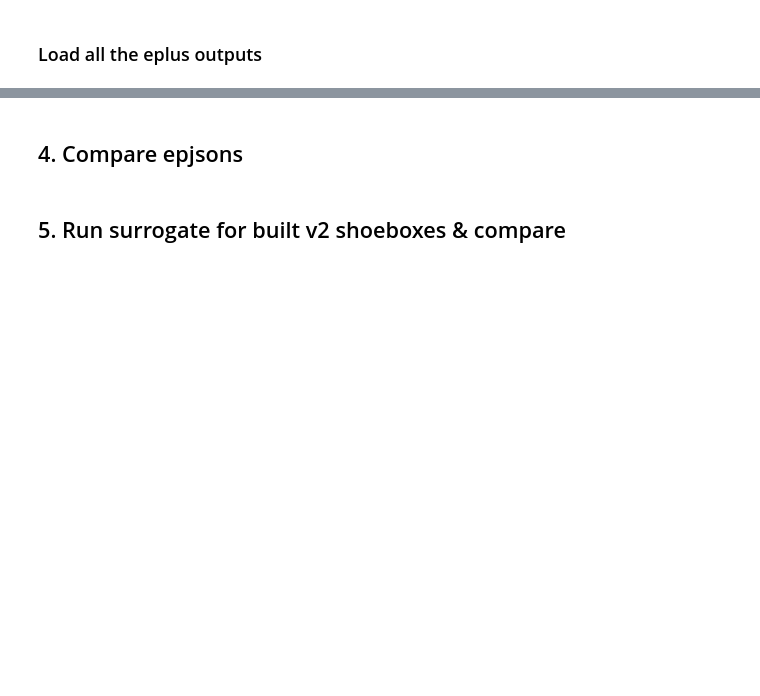
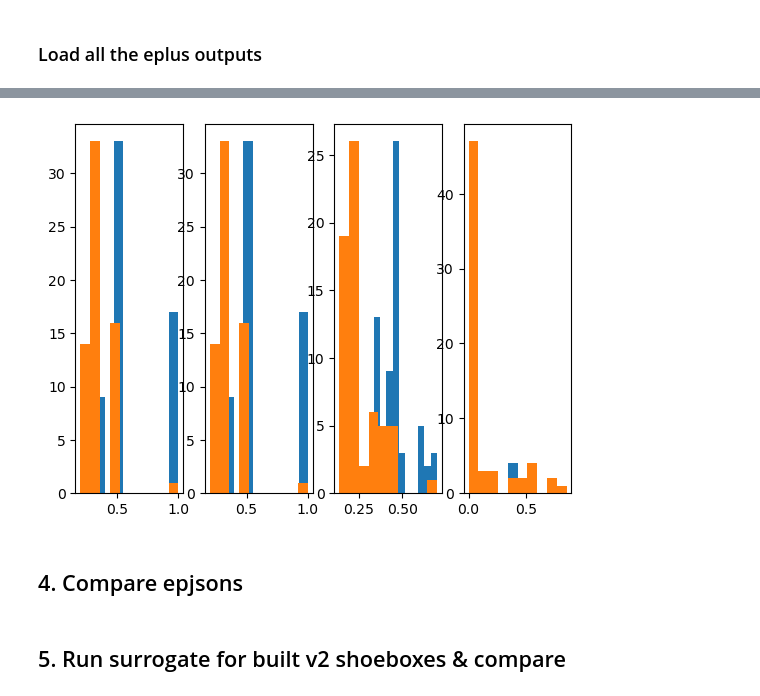
Before and after one commit to szvsw/ml-for-building-energy-modeling, a Jupyter notebook: ml-for-bem/umi_tester.ipynb, the cells around one changed output, grey strips where cells are left out. Saved outputs shown, nothing was run; the diff lists cells and outputs as text; code cells hidden in the pictures; blank space fills up the shorter version.

```diff
--- a/ml-for-bem/umi_tester.ipynb
+++ b/ml-for-bem/umi_tester.ipynb
@@ -193,6 +223,6 @@ plt.show()
 [figure]
 # %%
 print(simulated_shoeboxdf.shape)
-df = simulated_shoeboxdf.groupby("ShoeboxPath").first()
+df = simulated_shoeboxdf.groupby("ShoeboxPath", as_index=False).first()
 print(df.shape)
 # %% [output]
@@ -356,0 +482,4 @@ edf
+# %%
+new_sbs = df[['ParentBuildingId', 'ShoeboxPath']].merge(umi_test.gdf, left_on="ParentBuildingId", right_on="guid")
+print(new_sbs.shape)
+new_sbs.head()
@@ -356,0 +507,10 @@ edf
+# %%
+og = ['Roof2FloorRatio', 'Ground2FloorRatio', 'Floor2Fac', 'Core2Perimeter']
+new = ['roof_2_footprint', 'ground_2_footprint', 'floor_2_facade', 'core_2_perim']
+fig, ax = plt.subplots(1, 4)
+for i, (o, n) in enumerate(zip(og, new)):
+    ax[i].hist(df[o], label="UMI version")
+    ax[i].hist(new_sbs[n], label="UMI version")
+plt.show()
+# %% [output]
+[figure, added]
```
Also changed, not shown: parts of 28 cells of this notebook, 1 other file.
